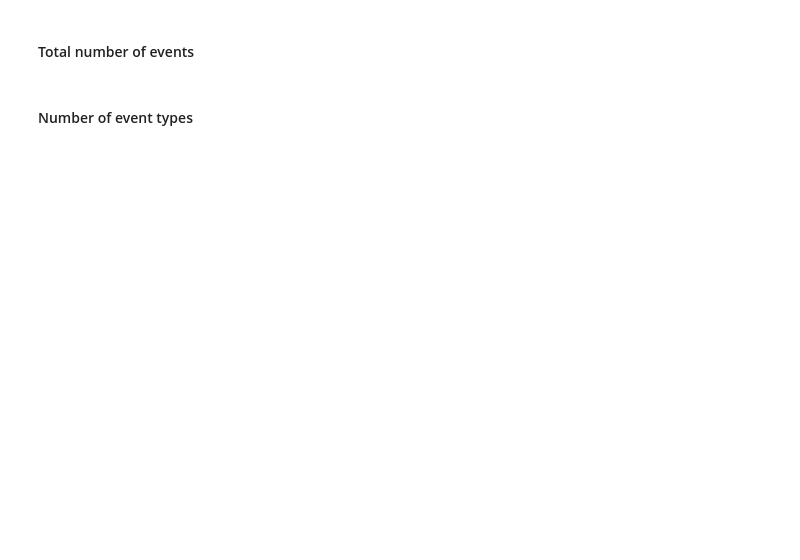
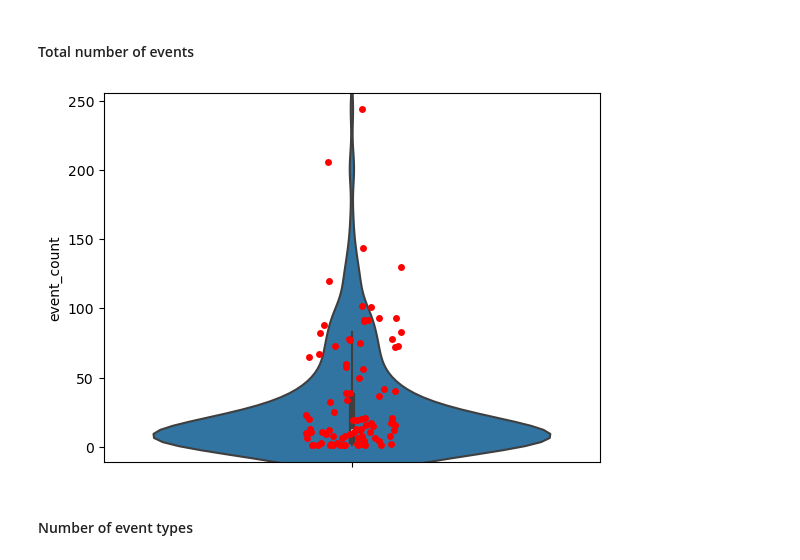
Before and after one commit to LemaireEmilien/Software_Evolution_LE_TP3_2024, a Jupyter notebook: TP3_template.ipynb, the cells around one changed output. Drawn from its saved outputs; the diff is of its cells as text; code cells hidden in the pictures; blank space fills up the shorter version.

```diff
--- a/TP3_template.ipynb
+++ b/TP3_template.ipynb
@@ -875,0 +874,11 @@ repo: (-0.040106951871657755, 'negligible')
+# %%
+# YOUR CODE BELOW - function for seaborn plot
+def plot_violin_stripplot(data, x=None, y=None, hue=None):
+    sns.violinplot(data=data, x=x, y=y, hue=hue)
+    sns.stripplot(data=data[data.type == "Bot"], x=x, y=y, hue=hue, color='red')
+
+df_merge = events_df.merge(final_df, on='contributor')
+df_merge['event_count'] = 1
+df_merge = df_merge.groupby(['contributor', 'type', 'event_type']).count().reset_index()
+
+print(df_merge)
@@ -877,6 +922,9 @@ repo: (-0.040106951871657755, 'negligible')
 #### Total number of events
 # %%
 # YOUR CODE BELOW
+plot_violin_stripplot(df_merge, y='event_count')
+# %% [output]
+[figure, added]
 # %% [markdown]
 #### Number of event types
 # %%
```
Also changed, not shown: parts of 21 cells of this notebook.
